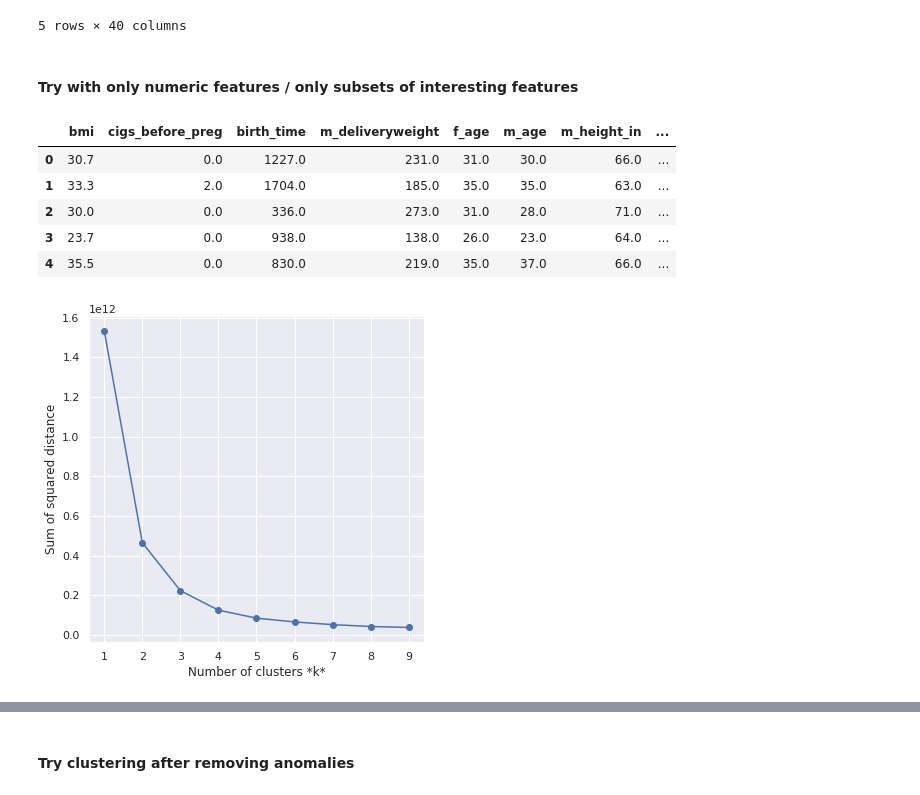
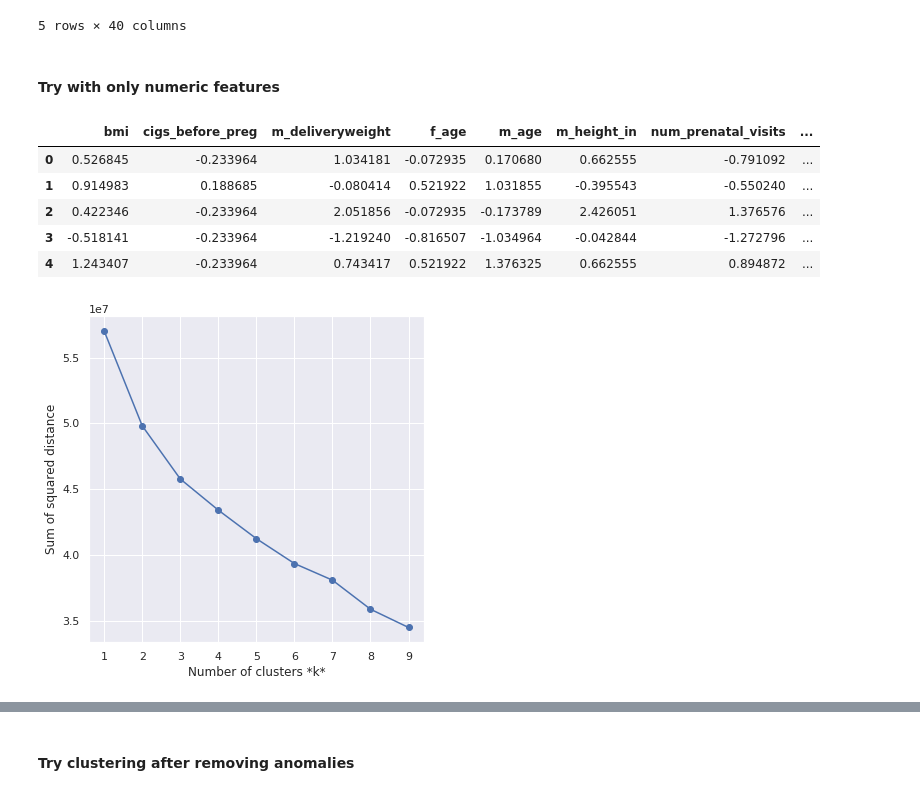
Before and after one commit to catrionamackay/Machine-Learning-Project, a Jupyter notebook: Unsupervised.ipynb, the cells around one changed output, grey strips where cells are left out. Drawn from its saved outputs; the diff is of its cells as text; code cells hidden in the pictures.

```diff
--- a/Unsupervised.ipynb
+++ b/Unsupervised.ipynb
@@ -26,37 +25,44 @@ df.head()
 | 4 | 35.5 | 0.0 | 830.0 | 219.0 | 35.0 | 37.0 | 66.0 | ... |
 5 rows × 40 columns
 # %%
-X = df.drop(['birthweight_bin'], axis=1)
+X = df.drop(['birthweight_bin','birth_time'], axis=1)
 y = df['birthweight_bin']
 # %% [markdown]
-#### Try with only numeric features / only subsets of interesting features
+#### Try with only numeric features
 # %%
-X_num = X[['bmi','cigs_before_preg','birth_time','m_deliveryweight','f_age','m_age','m_height_in',
+X_num = X[['bmi','cigs_before_preg','m_deliveryweight','f_age','m_age','m_height_in',
            'num_prenatal_visits','prior_births_dead','prior_births_living','prior_terminations','prepreg_weight',
            'num_prev_cesareans','time_since_menses','weight_change','mn_prenatalcare_began']]
 # %%
-X_num.head()
+X_num_s.head()
 # %% [output]
-|  | bmi | cigs_before_preg | birth_time | m_deliveryweight | f_age | m_age | m_height_in | ... |
-| 0 | 30.7 | 0.0 | 1227.0 | 231.0 | 31.0 | 30.0 | 66.0 | ... |
-| 1 | 33.3 | 2.0 | 1704.0 | 185.0 | 35.0 | 35.0 | 63.0 | ... |
-| 2 | 30.0 | 0.0 | 336.0 | 273.0 | 31.0 | 28.0 | 71.0 | ... |
-| 3 | 23.7 | 0.0 | 938.0 | 138.0 | 26.0 | 23.0 | 64.0 | ... |
-| 4 | 35.5 | 0.0 | 830.0 | 219.0 | 35.0 | 37.0 | 66.0 | ... |
+|  | bmi | cigs_before_preg | m_deliveryweight | f_age | m_age | m_height_in | num_prenatal_visits | ... |
+| 0 | 0.526845 | -0.233964 | 1.034181 | -0.072935 | 0.170680 | 0.662555 | -0.791092 | ... |
+| 1 | 0.914983 | 0.188685 | -0.080414 | 0.521922 | 1.031855 | -0.395543 | -0.550240 | ... |
+| 2 | 0.422346 | -0.233964 | 2.051856 | -0.072935 | -0.173789 | 2.426051 | 1.376576 | ... |
+| 3 | -0.518141 | -0.233964 | -1.219240 | -0.816507 | -1.034964 | -0.042844 | -1.272796 | ... |
+| 4 | 1.243407 | -0.233964 | 0.743417 | 0.521922 | 1.376325 | 0.662555 | 0.894872 | ... |
+# %%
+scaler = StandardScaler()
+
+X_num_s = scaler.fit_transform(X_num)
+# %%
+X_num_s = pd.DataFrame(X_num_s)
+X_num_s.columns = X_num.columns
 # %%
 sse = []
 list_k = list(range(1, 10))
 
 for k in list_k:
     km = KMeans(n_clusters=k)
-    km.fit(X_num)
+    km.fit(X_num_s)
     sse.append(km.inertia_)
 
 # Plot sse against k
 plt.figure(figsize=(6, 6))
 plt.plot(list_k, sse, '-o')
 plt.xlabel(r'Number of clusters *k*')
 plt.ylabel('Sum of squared distance')
 plt.savefig('Results/Cluster_number.pdf')
 # %% [output]
-[figure, old version]
+[figure, new version]
```
Also changed, not shown: parts of 50 cells of this notebook, 24 other files.
